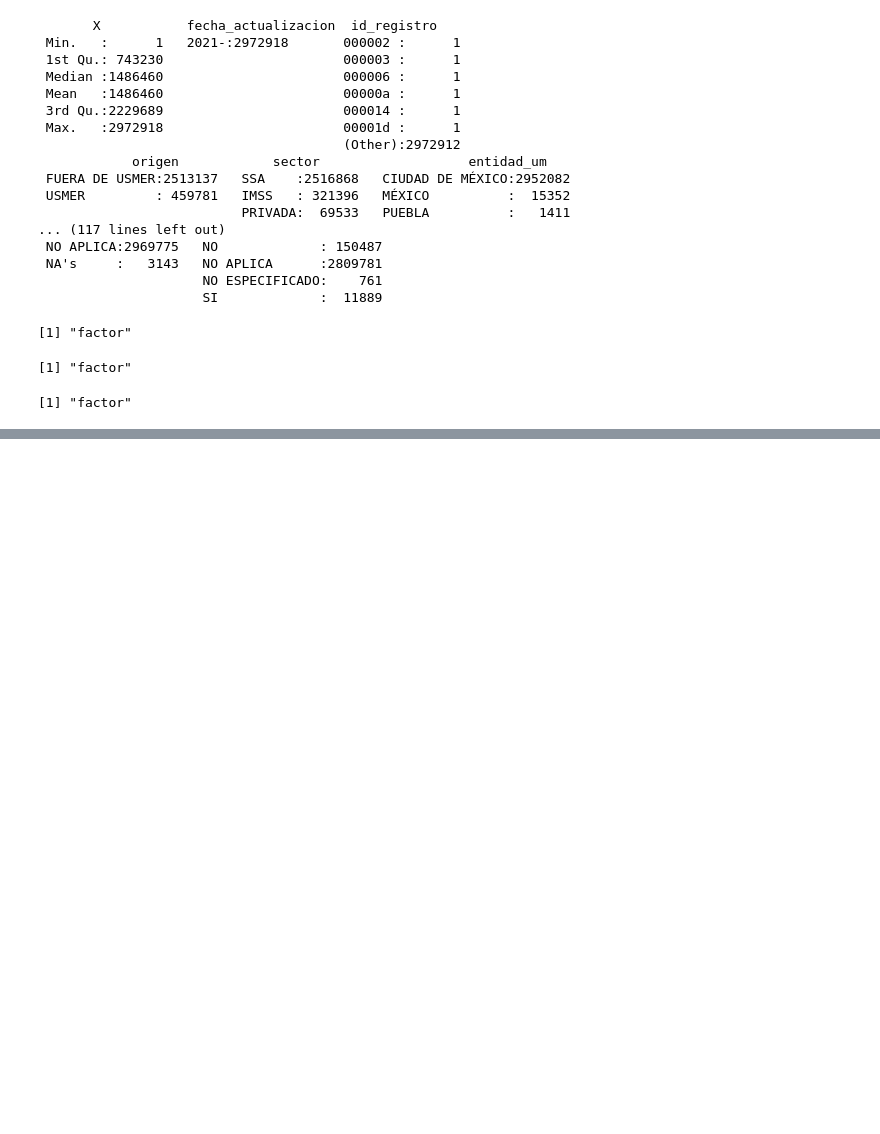
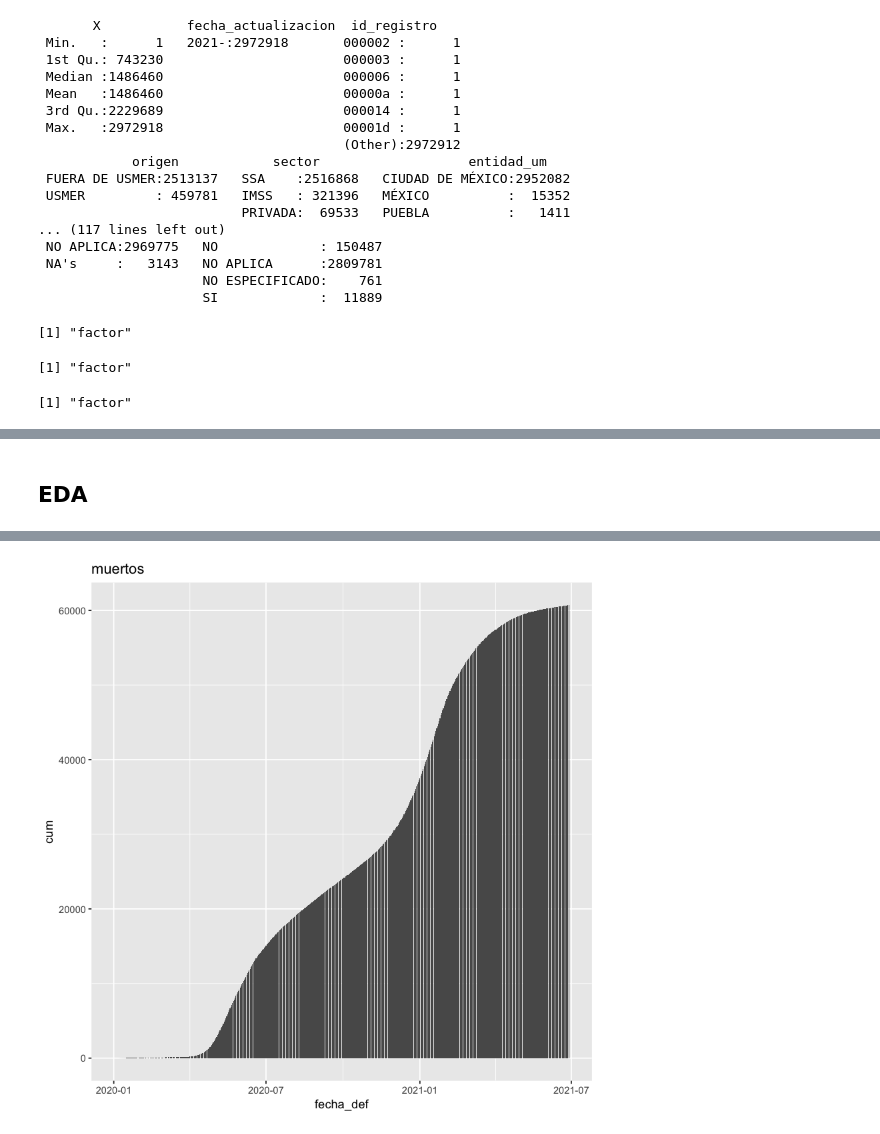
Before and after one commit to prope-2021-gh-classroom/practica-final-verano-2021-marcoyel21, a Jupyter notebook: extraccion_limpieza.ipynb, the cells around one changed output, grey strips where cells are left out. Cells and saved outputs as stored; diff of their text form; code cells hidden in the pictures; blank space fills up the shorter version.

Commit message:
Se agrega avance de EDA (fechas interesantes)

```diff
--- a/extraccion_limpieza.ipynb
+++ b/extraccion_limpieza.ipynb
@@ -92,8 +97,5 @@ head(data$fecha_ingreso,10)
 # %%
 #notamos que el formato de las fechas es AAAA/MM/DD
-data$fecha_def <- as.Date(data$fecha_ingreso,
-  format = "%m/%d/%y")
-data$fecha_sintomas <- as.Date(data$fecha_sintomas,
-  format = "%m/%d/%y")
-data$fecha_ingreso <- as.Date(data$fecha_ingreso,
-  format = "%m/%d/%y")
+data$fecha_def <- as.Date(data$fecha_def)
+data$fecha_sintomas <- as.Date(data$fecha_sintomas)
+data$fecha_ingreso <- as.Date(data$fecha_ingreso)
@@ -110,0 +110,24 @@ write.csv(data,"data.csv")
+# %% [markdown]
+## EDA
+# %%
+#Podemos hacer una estiamcion y calculo de integral con las fechas
+
+sintomas<-data%>%
+group_by(fecha_sintomas)%>%
+summarise(cantidad=n())%>%
+  mutate(cum = cumsum(cantidad))
+
+ingreso<-data%>%
+group_by(fecha_ingreso)%>%
+summarise(cantidad=n())%>%
+  mutate(cum = cumsum(cantidad))
+
+muerte<-data%>%
+group_by(fecha_def)%>%
+summarise(cantidad=n())%>%
+  mutate(cum = cumsum(cantidad))
+# %%
+library(ggplot2)
+ggplot(data=muerte, aes(x=fecha_def, y=cum)) +
+  geom_bar(stat="identity")+ggtitle("muertos")
+# %% [output]
@@ -110,0 +136 @@ write.csv(data,"data.csv")
+[figure, added]
```
Also changed, not shown: parts of 7 cells of this notebook.
